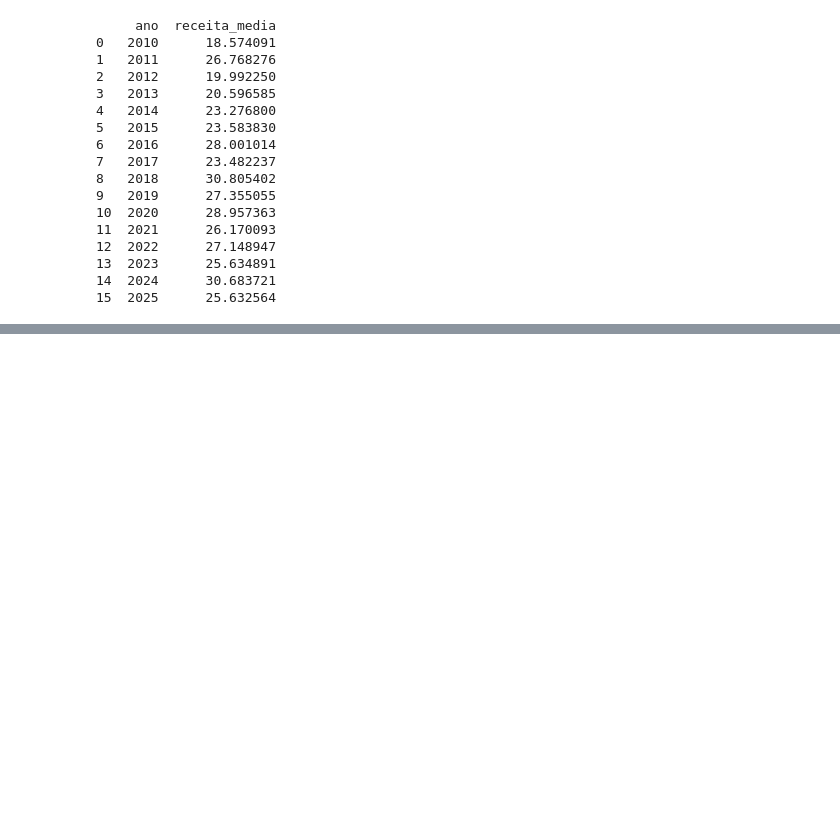
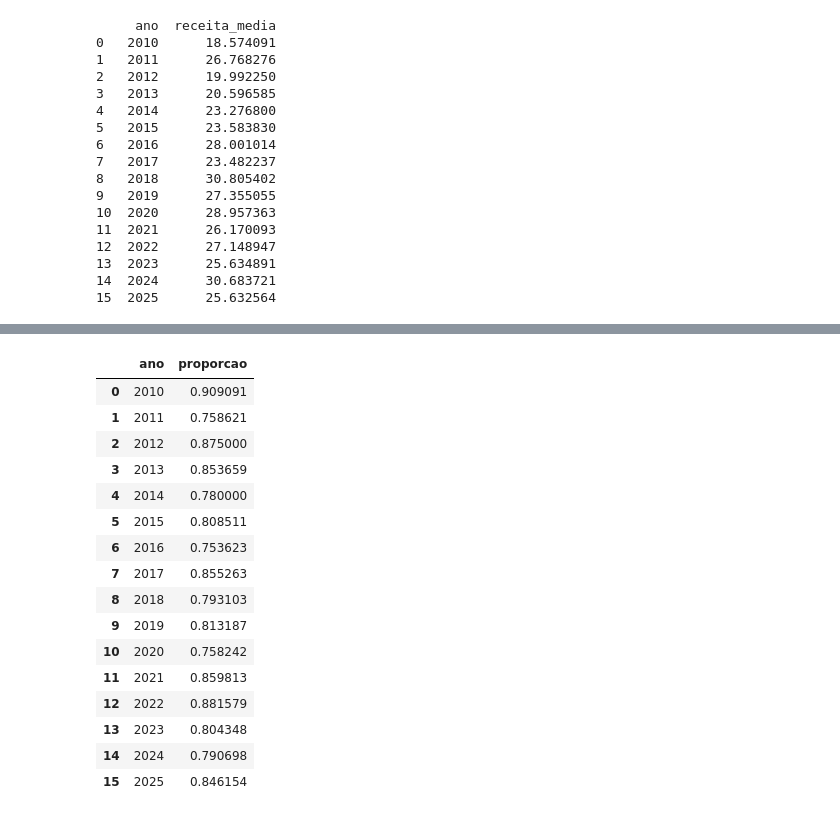
Before and after one commit to Carlos-Rafael-Dev/Data_Analytics, a Jupyter notebook: Produtora MegaPik/Movies MegaPik.ipynb, the cells around one changed output, grey strips where cells are left out. Saved outputs shown, nothing was run; the diff lists cells and outputs as text; code cells hidden in the pictures; blank space fills up the shorter version.

```diff
--- a/Produtora MegaPik/Movies MegaPik.ipynb
+++ b/Produtora MegaPik/Movies MegaPik.ipynb
@@ -636,0 +547,30 @@ np.float64(-0.6017123881420826)
+# %%
+# Calcular a proporção de remakes/continuações por ano
+
+# Contar quantas vezes cada nome de filme aparece
+contagem_nomes = df["nome do filme"].value_counts()
+
+# Filtrar apenas os que aparecem mais de 1 vez (remakes)
+remakes = contagem_nomes[contagem_nomes > 1]
+
+# Ordenar do maior para o menor
+remakes_ordenados = remakes.sort_values(ascending=False)
+
+print("Quantidade de remakes por filme:")
+print(remakes_ordenados)
+
+# Houve um problema para classificar nomes únicos dos filmes, dificultando calcular uma proporção correta
+# Solução encontrada
+# Criar um CSV e editar nomes do mesmo grupo manualmente
+
+# Ler arquivo editado
+df_titulo_unico = pd.read_excel("megapik_filmes_abertura_2010_2025_titulos_unico.xlsx")
+
+contagem_nomes_editados = df_titulo_unico["nome do filme"].value_counts()
+
+remakes_corrigido = contagem_nomes_editados[contagem_nomes_editados > 1]
+
+total_remakes = remakes_corrigido.sort_values(ascending=False)
+
+print ("Quantidade de remakes por filme corrigido:")
+print (total_remakes)
@@ -636,0 +595,30 @@ np.float64(-0.6017123881420826)
+# %%
+df_titulo_unico["ano"] = pd.to_datetime(df_titulo_unico["data lancamento"]).dt.year
+df_titulo_unico["eh_remake"] = df_titulo_unico["nome do filme"].isin(contagem_nomes_editados[contagem_nomes_editados > 1].index)
+remakes_por_ano = df_titulo_unico.groupby("ano")["eh_remake"].mean().reset_index(name="proporcao")
+
+analise_periodos = (
+    filmes_por_ano
+    .merge(receita_media_por_ano, on="ano")
+    .merge(remakes_por_ano, on="ano")
+)
+
+display(remakes_por_ano)
+# %% [output]
+|  | ano | proporcao |
+| 0 | 2010 | 0.909091 |
+| 1 | 2011 | 0.758621 |
+| 2 | 2012 | 0.875000 |
+| 3 | 2013 | 0.853659 |
+| 4 | 2014 | 0.780000 |
+| 5 | 2015 | 0.808511 |
+| 6 | 2016 | 0.753623 |
+| 7 | 2017 | 0.855263 |
+| 8 | 2018 | 0.793103 |
+| 9 | 2019 | 0.813187 |
+| 10 | 2020 | 0.758242 |
+| 11 | 2021 | 0.859813 |
+| 12 | 2022 | 0.881579 |
+| 13 | 2023 | 0.804348 |
+| 14 | 2024 | 0.790698 |
+| 15 | 2025 | 0.846154 |
```
Also changed, not shown: parts of 8 cells of this notebook.
